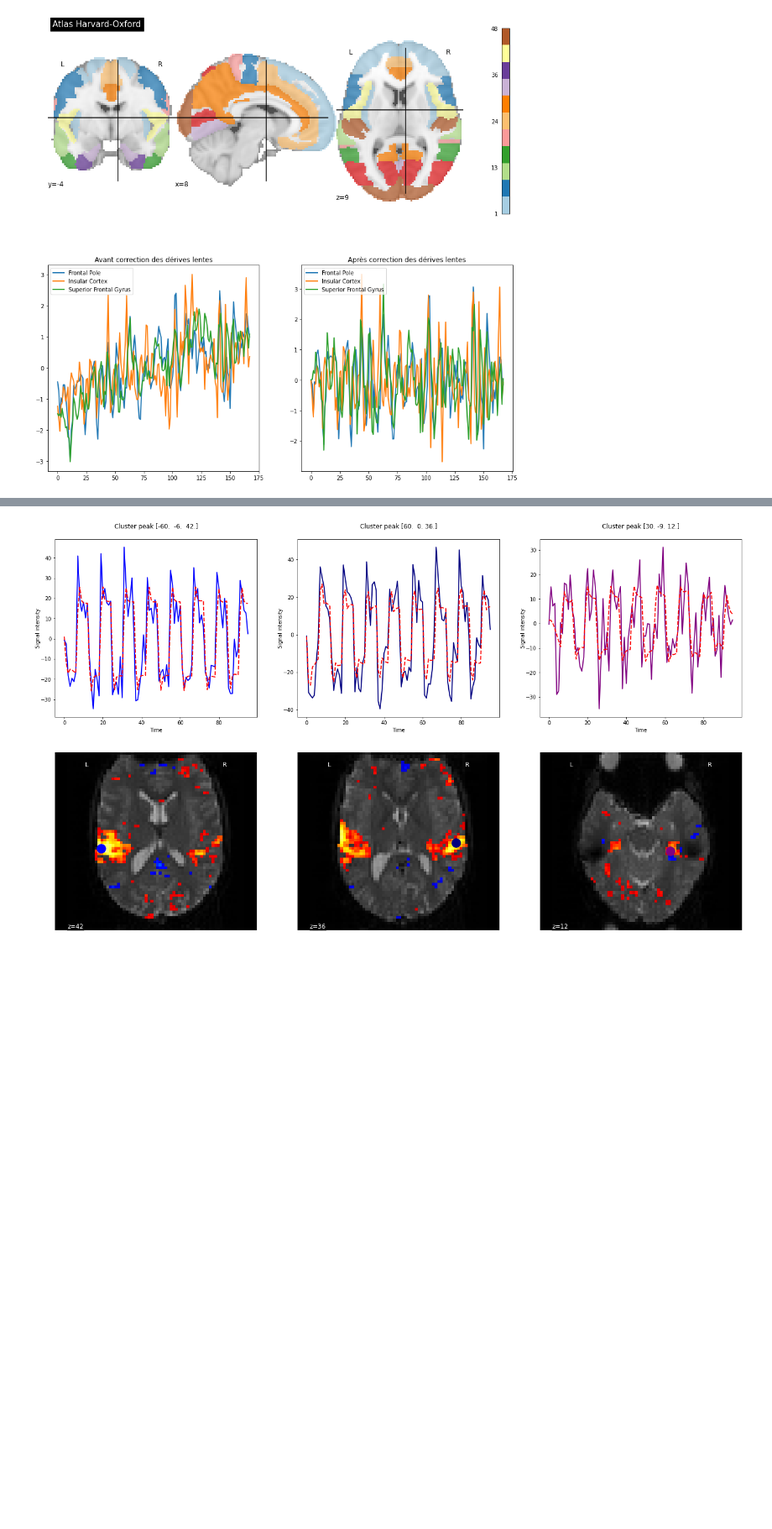
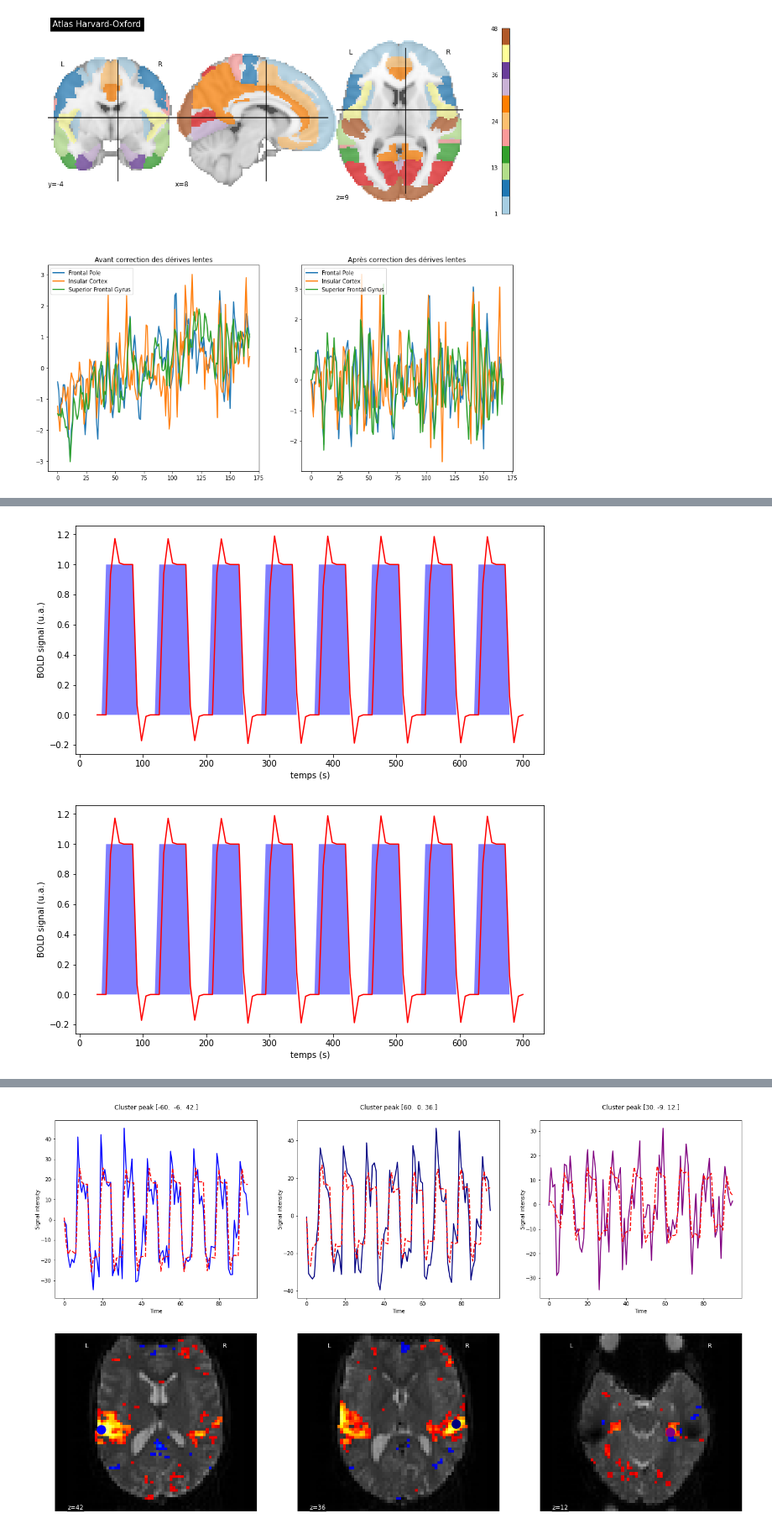
Before and after one commit to methodes-cogneuro/methodes-cogneuro.github.io, a Jupyter notebook: _sources/irm_fonctionnelle.ipynb, the cells around one changed output, grey strips where cells are left out. Shown at 84% size. Drawn from its saved outputs; the diff is of its cells as text; code cells hidden in the pictures; blank space fills up the shorter version.

```diff
--- a/_sources/irm_fonctionnelle.ipynb
+++ b/_sources/irm_fonctionnelle.ipynb
@@ -501,0 +480,42 @@ Il est possible de généraliser l'analyse de soustraction pour tenir compte de
+# %%
+from nilearn.datasets import fetch_spm_auditory
+from nilearn import image
+from nilearn import masking
+import numpy as np
+import pandas as pd
+import matplotlib.pyplot as plt
+
+# load fMRI data
+subject_data = fetch_spm_auditory()
+
+fig = plt.figure(figsize=(10,5))
+
+# load events
+events = pd.read_table(subject_data['events'])
+events['amplitude'] = 1
+events = events[events['trial_type']=='active']
+events = events.loc[:,['onset', 'duration', 'amplitude']].to_numpy().transpose()
+
+frame_times = np.linspace(4*7, 100*7, 100-4+1)
+from nilearn.glm.first_level import compute_regressor
+
+block, name = compute_regressor(
+        events, None, frame_times, con_id='main',
+        oversampling=16)
+block = block > 0
+
+response, name = compute_regressor(
+        events, 'glover', frame_times, con_id='main',
+        oversampling=16)
+
+plt.fill(frame_times, block, 'b', alpha=.5, label='stimulus')
+plt.plot(frame_times, response, 'r', label=name)
+plt.xlabel('temps (s)')
+plt.ylabel('BOLD signal (u.a.)')
+
+# Glue the figure
+from myst_nb import glue
+glue("hrf-auditory-fig", fig, display=False)
+# %% [output]
+[figure, added]
+[figure, added]
```
Also changed, not shown: parts of 5 cells of this notebook, 7 other files.
